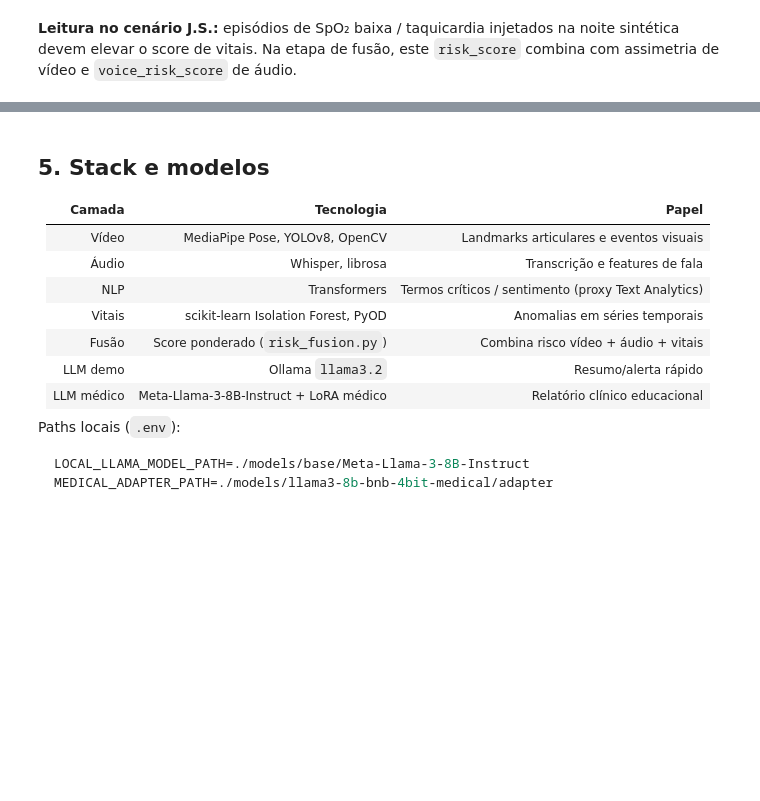
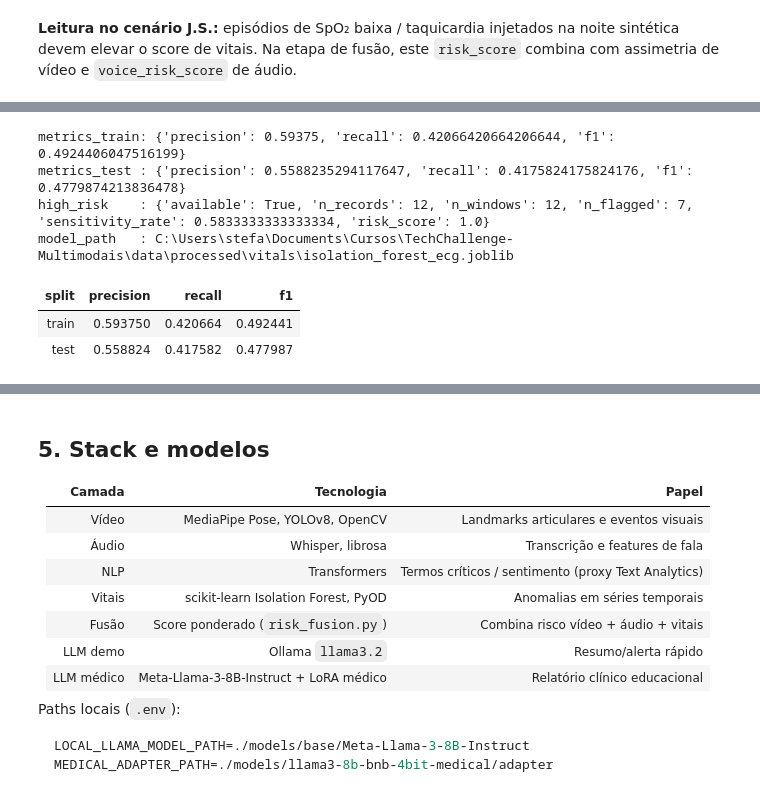
Before and after one commit to StefanieFranco/TechChallenge-Multimodais, a Jupyter notebook: notebooks/Relatorio.ipynb, the cells around one changed output, grey strips where cells are left out. Cells and saved outputs as stored; diff of their text form; code cells hidden in the pictures; blank space fills up the shorter version.

```diff
--- a/notebooks/Relatorio.ipynb
+++ b/notebooks/Relatorio.ipynb
@@ -847,0 +1004,33 @@ plt.show()
+# %%
+from pathlib import Path
+import sys
+import json
+
+import pandas as pd
+from IPython.display import display
+
+ROOT = Path("..").resolve()
+if not (ROOT / "src").exists():
+    ROOT = Path(".").resolve()
+if str(ROOT) not in sys.path:
+    sys.path.insert(0, str(ROOT))
+
+from src.vitals.ecg_anomaly import run_ecg_if_pipeline
+
+ecg = run_ecg_if_pipeline()
+print("metrics_train:", ecg["metrics_train"])
+print("metrics_test :", ecg["metrics_test"])
+print("high_risk    :", ecg["high_risk"])
+print("model_path   :", ecg["model_path"])
+display(pd.DataFrame([
+    {"split": "train", **ecg["metrics_train"]},
+    {"split": "test", **ecg["metrics_test"]},
+]))
+# %% [output]
+metrics_train: {'precision': 0.59375, 'recall': 0.42066420664206644, 'f1': 0.4924406047516199}
+metrics_test : {'precision': 0.5588235294117647, 'recall': 0.4175824175824176, 'f1': 0.4779874213836478}
+high_risk    : {'available': True, 'n_records': 12, 'n_windows': 12, 'n_flagged': 7, 'sensitivity_rate': 0.5833333333333334, 'risk_score': 1.0}
+model_path   : C:\Users\stefa\Documents\Cursos\TechChallenge-Multimodais\data\processed\vitals\isolation_forest_ecg.joblib
+| split | precision | recall | f1 |
+| train | 0.593750 | 0.420664 | 0.492441 |
+| test | 0.558824 | 0.417582 | 0.477987 |
```
Also changed, not shown: parts of 18 cells of this notebook, 19 other files.
